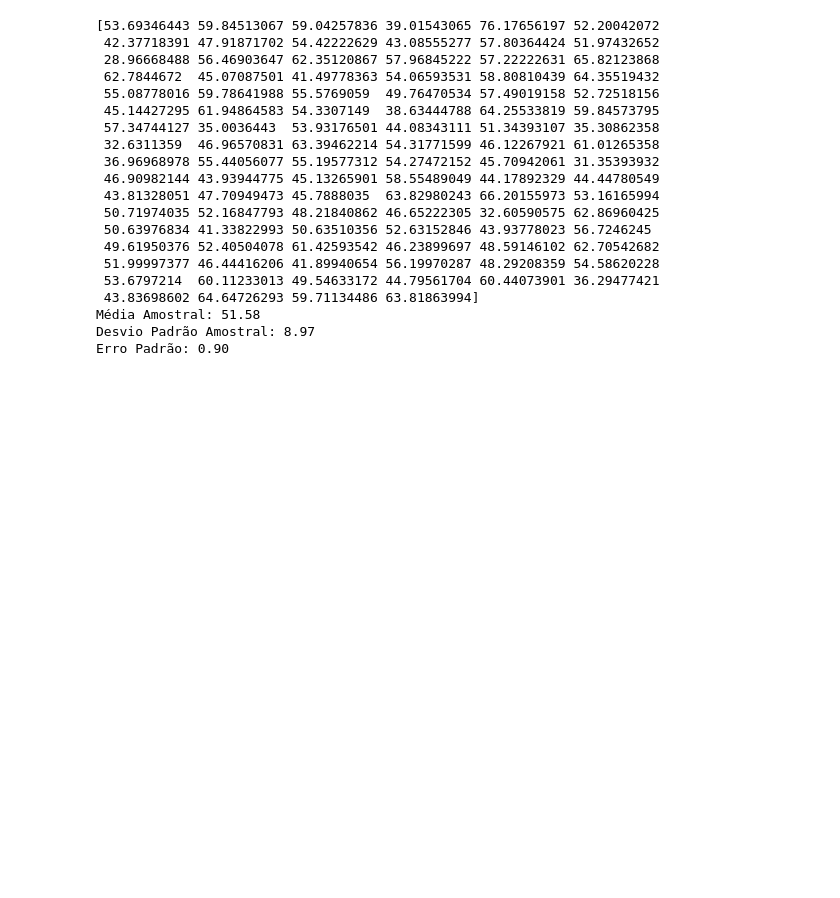
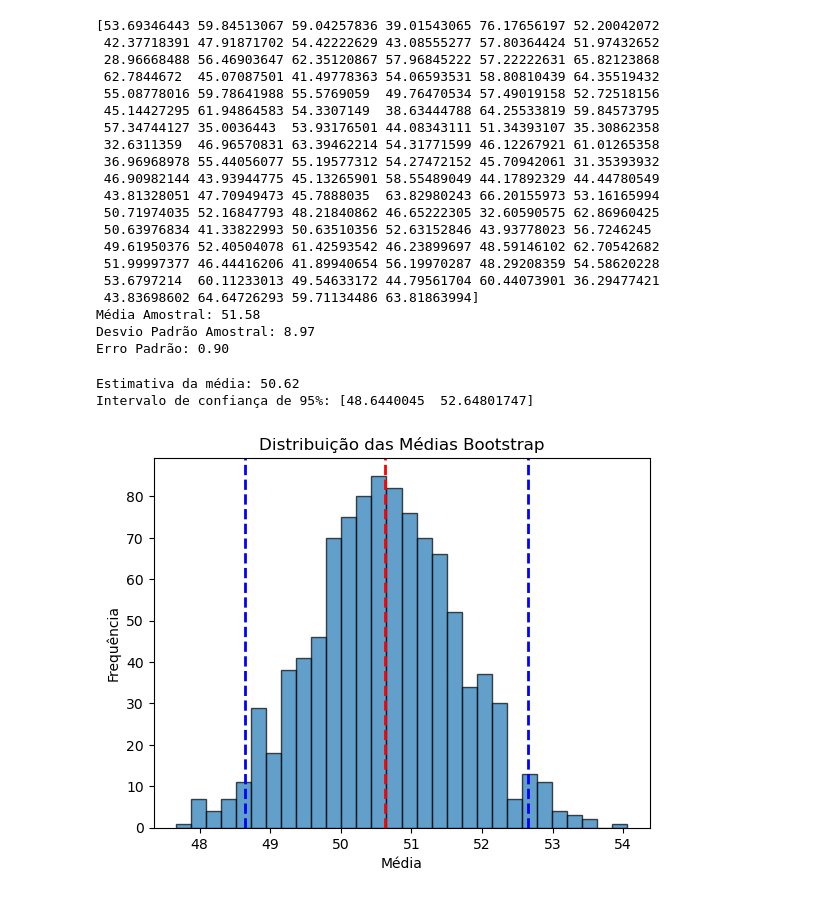
Before and after one commit to tiagomartins03/Data-Science, a Jupyter notebook: 3_DistribuiçãoDeAmostragem/main.ipynb, the cells around one changed output. Saved outputs shown, nothing was run; the diff lists cells and outputs as text; code cells hidden in the pictures; blank space fills up the shorter version.

```diff
--- a/3_DistribuiçãoDeAmostragem/main.ipynb
+++ b/3_DistribuiçãoDeAmostragem/main.ipynb
@@ -92,3 +92,44 @@ print(f"Erro Padrão: {error_standard:.2f}")
 Média Amostral: 51.58
 Desvio Padrão Amostral: 8.97
 Erro Padrão: 0.90
+# %%
+import numpy as np
+import matplotlib.pyplot as plt
+
+# Gerar uma amostra original
+np.random.seed(0)
+data = np.random.normal(loc=50, scale=10, size=100)
+
+# Função para realizar o bootstrap
+def bootstrap(data, num_samples, statistic):
+    samples = np.random.choice(data, (num_samples, len(data)), replace=True)
+    stat = np.array([statistic(sample) for sample in samples])
+    return stat
+
+# Parâmetros do bootstrap
+num_samples = 1000
+statistic = np.mean
+
+# Realizar o bootstrap
+bootstrap_means = bootstrap(data, num_samples, statistic)
+
+# Calcular intervalos de confiança
+confidence_interval = np.percentile(bootstrap_means, [2.5, 97.5])
+
+# Resultados
+print(f'Estimativa da média: {np.mean(bootstrap_means):.2f}')
+print(f'Intervalo de confiança de 95%: {confidence_interval}')
+
+# Plotar a distribuição das médias bootstrap
+plt.hist(bootstrap_means, bins=30, edgecolor='k', alpha=0.7)
+plt.axvline(np.mean(bootstrap_means), color='red', linestyle='dashed', linewidth=2)
+plt.axvline(confidence_interval[0], color='blue', linestyle='dashed', linewidth=2)
+plt.axvline(confidence_interval[1], color='blue', linestyle='dashed', linewidth=2)
+plt.title('Distribuição das Médias Bootstrap')
+plt.xlabel('Média')
+plt.ylabel('Frequência')
+plt.show()
+# %% [output]
+Estimativa da média: 50.62
+Intervalo de confiança de 95%: [48.6440045  52.64801747]
+[figure, added]
```
